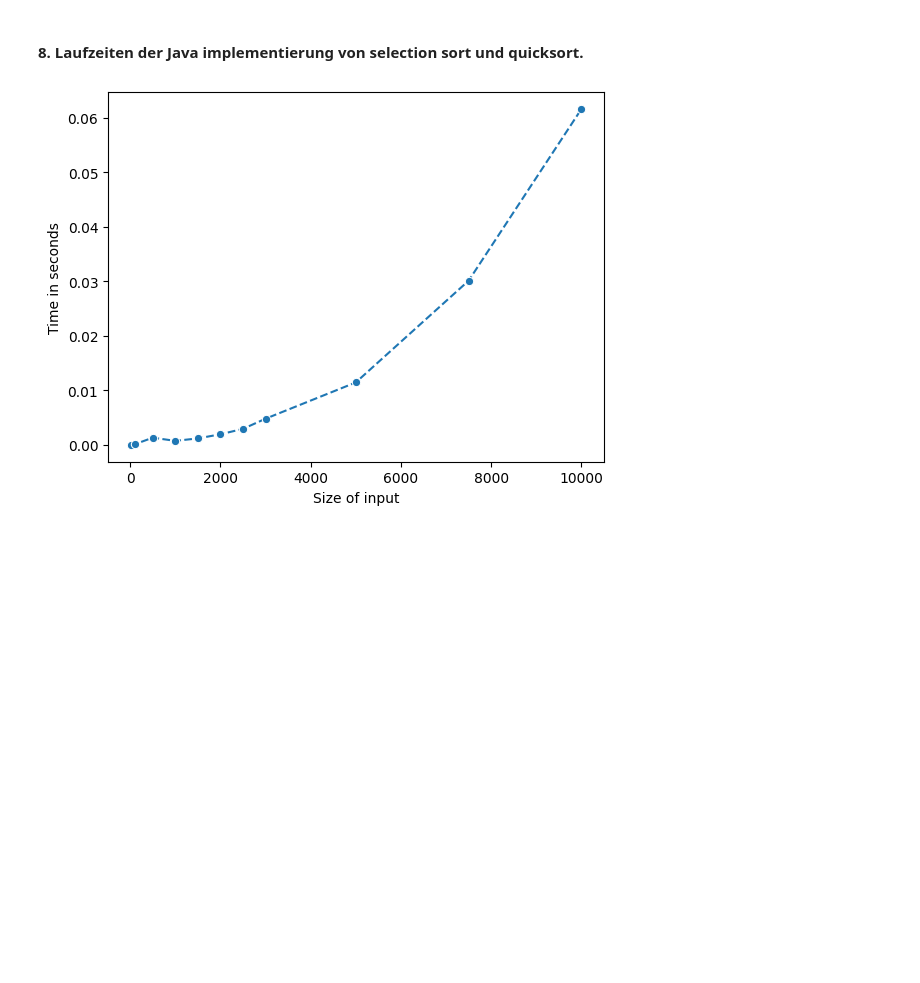
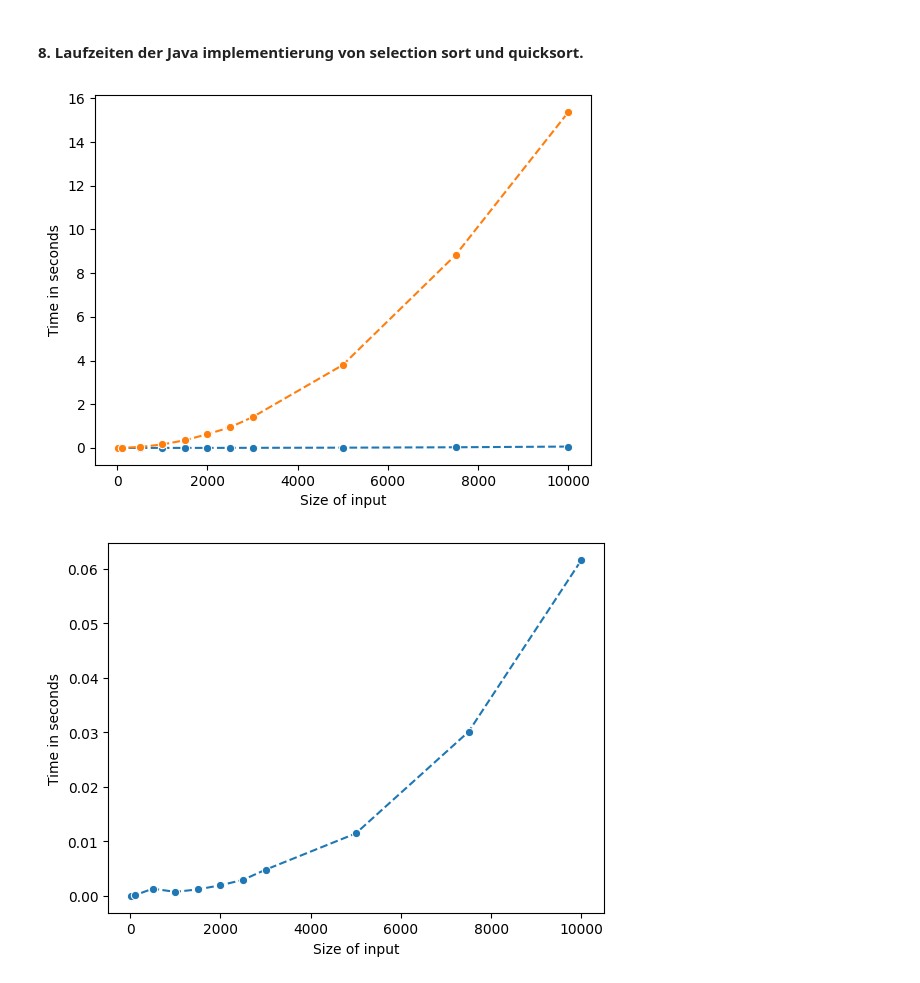
Before and after one commit to Mowodis/-bungsblatt-8, a Jupyter notebook: sorting.ipynb, the cells around one changed output. Saved outputs shown, nothing was run; the diff lists cells and outputs as text; code cells hidden in the pictures; blank space fills up the shorter version.

Commit message:
Added comparison graphs for task 8

```diff
--- a/sorting.ipynb
+++ b/sorting.ipynb
@@ -150,4 +150,14 @@ plt.show()
 # Also note, that a different input array was used on the java algorithms than for their python counterparts.
 j_s_times = [1.7E-6, 1.112E-4, 0.0013267, 7.484000000000001E-4, 0.0011941, 0.0019517000000000002, 0.002945, 0.0048086000000000005, 0.0114608, 0.0301259, 0.0616265]
 j_q_times = [2.29E-5, 2.718E-4, 0.0012833, 9.052000000000001E-4, 0.0013695, 0.0015908, 0.0017382, 0.0031963, 0.0035544, 0.0057403, 0.008687700000000001]
+# %%
+# Plot for java-/ python selcetion sort comparison
+x = array_sizes
+sns.lineplot(x = x, y = j_s_times, linestyle="dashed", marker="o")  # BLUE: java selcetion sort times
+sns.lineplot(x = x, y = s_times, linestyle="dashed", marker="o")    # ORANGE: python selection sort times
+plt.xlabel("Size of input")
+plt.ylabel("Time in seconds")
+plt.show()
+# %% [output]
+[figure, added]
 # %%
```
Also changed, not shown: parts of 3 cells of this notebook.
